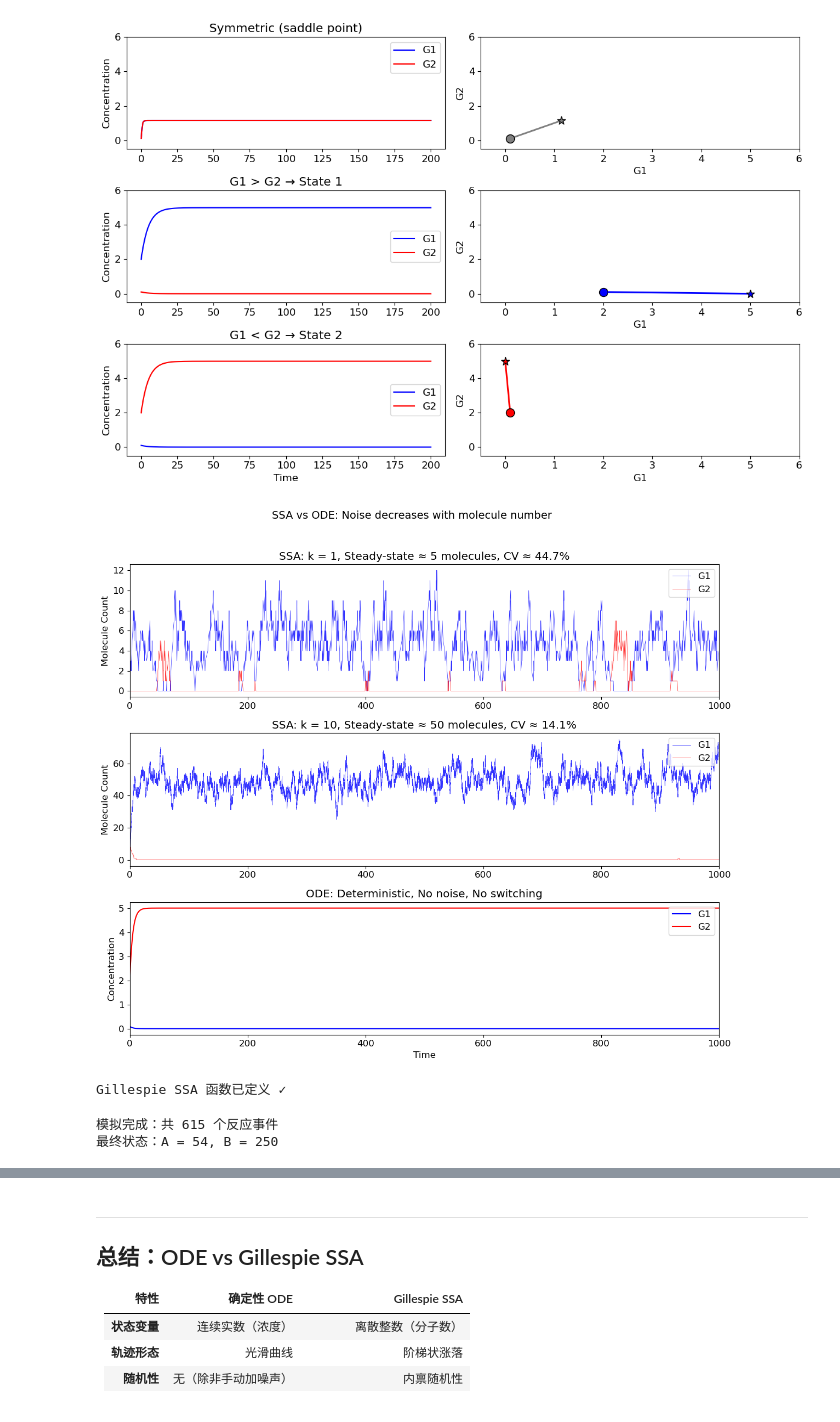
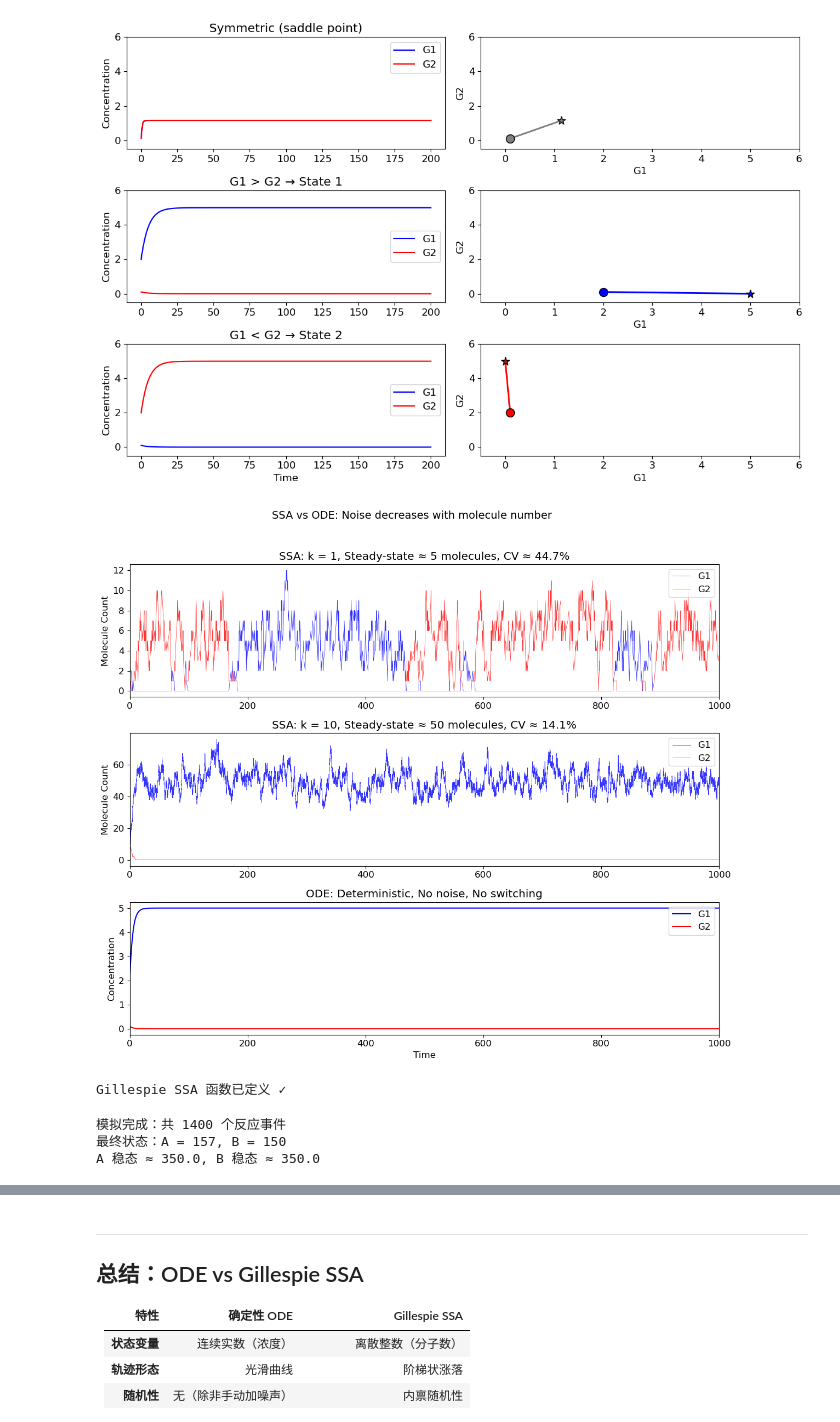
Before and after one commit to qhuang20/tutorial-system-biology, a Jupyter notebook: bistable_toggle_switch.ipynb, the cells around one changed output, grey strips where cells are left out. Drawn from its saved outputs; the diff is of its cells as text; code cells hidden in the pictures.

```diff
--- a/bistable_toggle_switch.ipynb
+++ b/bistable_toggle_switch.ipynb
@@ -239,7 +255,7 @@ fig, axes = plt.subplots(3, 1, figsize=(12, 10))
 # ============ Row 1 & 2: SSA with different molecule numbers ============
 for idx, k_scale in enumerate([1, 10]):
 
-    G1 = [0]
+    G1 = [0] # 初始条件 G1=0, G2=0（对称）
     G2 = [0]
     t = [0]
 
@@ -279,33 +295,33 @@ for idx, k_scale in enumerate([1, 10]):
     axes[idx].plot(t, G2, 'r-', linewidth=0.5, label='G2', alpha=0.8)
     axes[idx].set_ylabel('Molecule Count')
     axes[idx].set_title(f'SSA: k = {k_scale}, Steady-state ≈ {5*k_scale} molecules, CV ≈ {1/np.sqrt(5*k_scale)*100:.1f}%')
     axes[idx].legend(loc='upper right')
     axes[idx].set_xlim(0, tend)
 
 # ============ Row 3: ODE ============
 k_1 = 1
 gamma_1 = 0.2
 k_2 = 1
 gamma_2 = 0.2
 c = 1
 h = 9
 
 t_ode = np.linspace(0, 1000, 10000)
-y0 = [0.1, 2.0]  # 非对称初始条件，避免卡在鞍点
+y0 = [2.0, 0.1]  # 非对称初始条件，避免卡在鞍点
 
 solution = odeint(toggle_switch_ode, y0, t_ode, args=(k_1, k_2, gamma_1, gamma_2, c, h))
 
 axes[2].plot(t_ode, solution[:, 0], 'b-', linewidth=1.5, label='G1')
 axes[2].plot(t_ode, solution[:, 1], 'r-', linewidth=1.5, label='G2')
 axes[2].set_ylabel('Concentration')
 axes[2].set_xlabel('Time')
 axes[2].set_title('ODE: Deterministic, No noise, No switching')
 axes[2].legend(loc='upper right')
 axes[2].set_xlim(0, 1000)
 
 plt.suptitle('SSA vs ODE: Noise decreases with molecule number', fontsize=14, y=1.02)
 plt.tight_layout()
 plt.show()
 # %% [output]
-[figure, old version]
+[figure, new version]
 # %%
@@ -397,30 +416,44 @@ def gillespie_toggle_switch(
 print("Gillespie SSA 函数已定义 ✓")
 # %% [output]
 Gillespie SSA 函数已定义 ✓
-# %%
-# 运行 Gillespie SSA 模拟 - 更接近 Figure 1.3(b) 的参数
-#
-# 为了产生更大的涨落和可能的"切换"事件，我们需要：
-# 1. 更高的分子数 (~200-300)
-# 2. 更弱的双稳态（更容易发生切换）
-# 3. 可能需要时间变化的参数来触发分岔
-
-np.random.seed(42)  # 换一个种子，可能看到不同行为
-
-# 参数调整：
-# - 更高的 alpha 让稳态分子数更高
-# - 较小的 n (Hill coefficient) 让双稳态更弱，更容易切换
-# - K 相对于稳态较大，产生更大的涨落
-t_ssa, A_ssa, B_ssa = gillespie_toggle_switch(
-    T_max=1.0,
-    alpha_A=350, alpha_B=350,  # 更高的产生率
-    K=100, n=2.5,              # 更弱的 Hill 抑制（n 小 = 涨落大）
-    A0=100, B0=250             # 初值偏向 B
-)
-
-print(f"模拟完成：共 {len(t_ssa)} 个反应事件")
-print(f"最终状态：A = {A_ssa[-1]}, B = {B_ssa[-1]}")
-# %% [output]
-模拟完成：共 615 个反应事件
-最终状态：A = 54, B = 250
+# %%
+# 运行 Gillespie SSA 模拟
+#
+# 关键参数和上一版本对应关系（这个名字更好）：
+# alpha = k      (最大产生率)
+# delta = gamma  (降解率)
+# K = c          (Hill 函数的"开关阈值")
+# n = h          (Hill 系数)
+#
+# 稳态分子数：A ≈ alpha_A / delta_A
+#            B ≈ alpha_B / delta_B
+
+
+np.random.seed(42)
+
+alpha_A = 350
+delta_A = 1.0
+
+alpha_B = 350        # 和 A 完全对称
+delta_B = 1.0
+
+K = 160              # ⭐ 约为稳态的一半
+n = 4.1              # ⭐ 较小，让竞争更激烈、转变更慢
+# =====================================
+
+t_ssa, A_ssa, B_ssa = gillespie_toggle_switch(
+    T_max=2.0,
+    alpha_A=alpha_A, alpha_B=alpha_B,
+    delta_A=delta_A, delta_B=delta_B,
+    K=K, n=n,
+    A0=100, B0=100
+)
+
+print(f"模拟完成：共 {len(t_ssa)} 个反应事件")
+print(f"最终状态：A = {A_ssa[-1]}, B = {B_ssa[-1]}")
+print(f"A 稳态 ≈ {alpha_A/delta_A:.1f}, B 稳态 ≈ {alpha_B/delta_B:.1f}")
+# %% [output]
+模拟完成：共 1400 个反应事件
+最终状态：A = 157, B = 150
+A 稳态 ≈ 350.0, B 稳态 ≈ 350.0
 # %%
```
Also changed, not shown: parts of 14 cells of this notebook, 1 other file.
